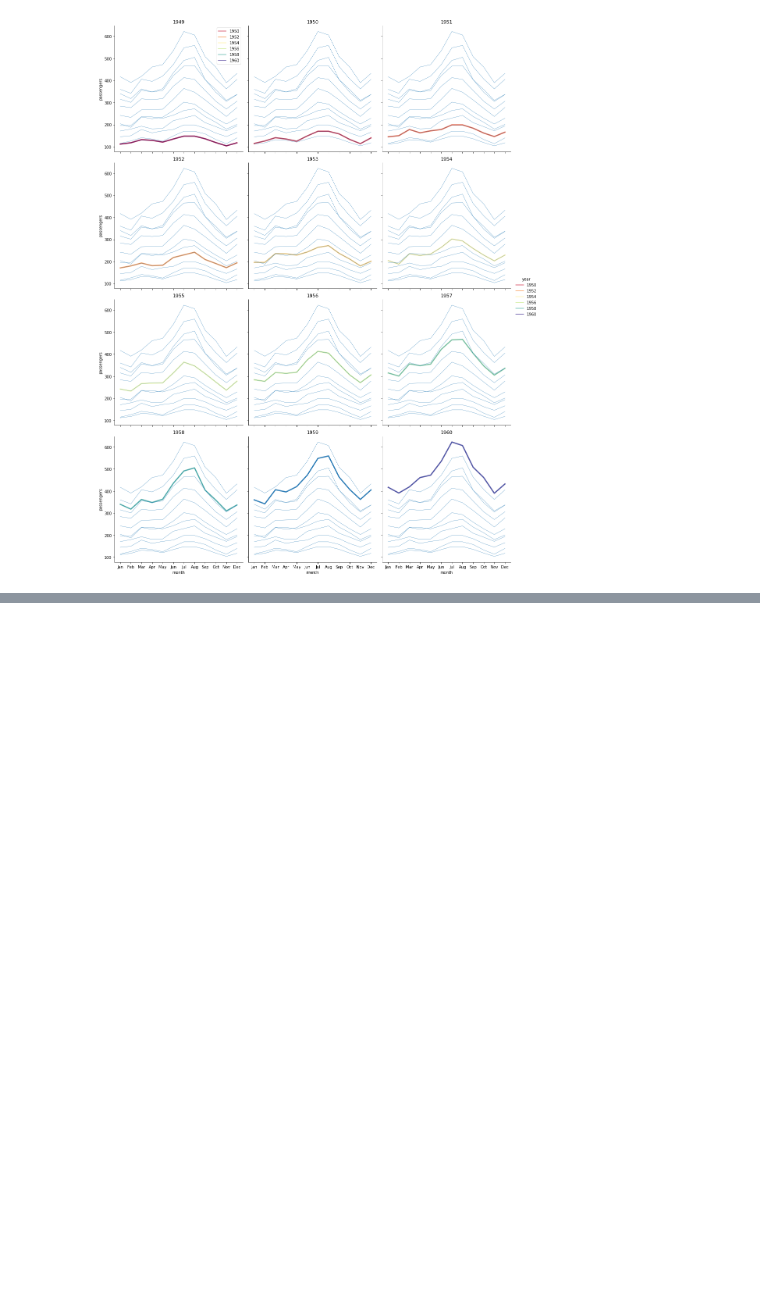
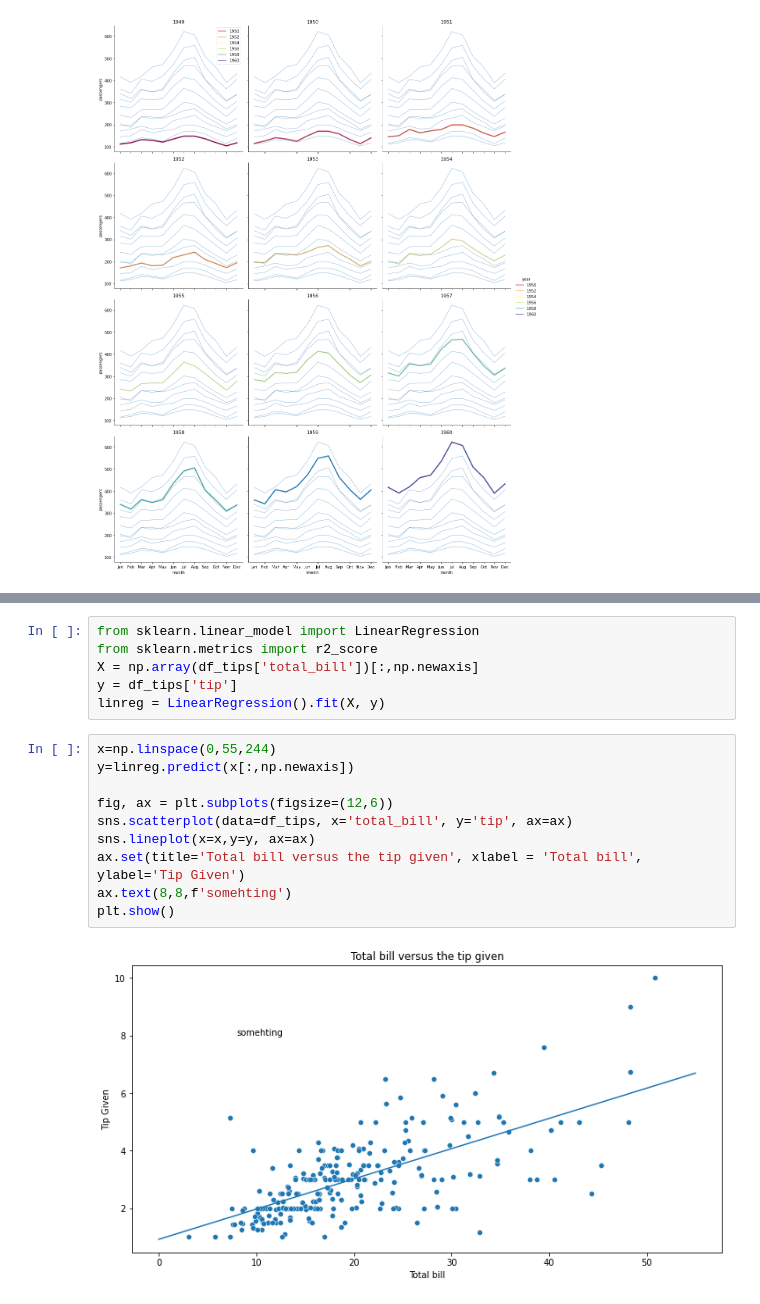
Before and after one commit to JordaanI/Matplotlib, a Jupyter notebook: Main.ipynb, the cells around one changed output, grey strips where cells are left out. Saved outputs shown, nothing was run; the diff lists cells and outputs as text; blank space fills up the shorter version.

```diff
--- a/Main.ipynb
+++ b/Main.ipynb
@@ -187,0 +214,18 @@ for year, ax in plots.axes_dict.items():
+# %%
+from sklearn.linear_model import LinearRegression
+from sklearn.metrics import r2_score
+X = np.array(df_tips['total_bill'])[:,np.newaxis]
+y = df_tips['tip']
+linreg = LinearRegression().fit(X, y)
+# %%
+x=np.linspace(0,55,244)
+y=linreg.predict(x[:,np.newaxis])
+
+fig, ax = plt.subplots(figsize=(12,6))
+sns.scatterplot(data=df_tips, x='total_bill', y='tip', ax=ax)
+sns.lineplot(x=x,y=y, ax=ax)
+ax.set(title='Total bill versus the tip given', xlabel = 'Total bill', ylabel='Tip Given')
+ax.text(8,8,f'somehting')
+plt.show()
+# %% [output]
+[figure, added]
```
Also changed, not shown: parts of 6 cells of this notebook.
